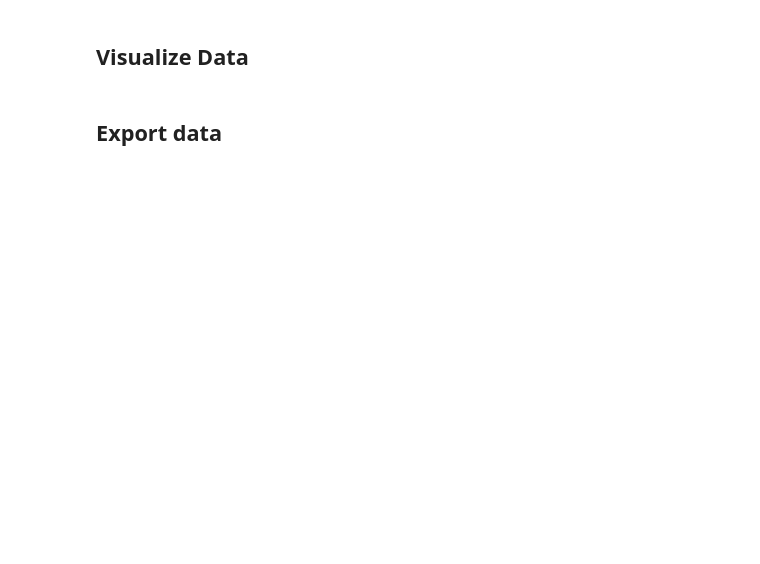
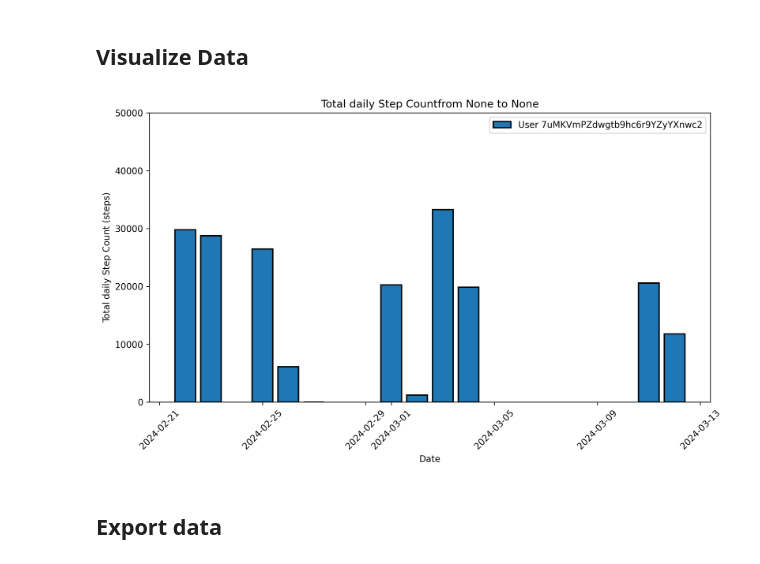
Before and after one commit to StanfordSpezi/SpeziDataPipeline, a Jupyter notebook: SpeziDataPipelineTemplate.ipynb, the cells around one changed output. Drawn from its saved outputs; the diff is of its cells as text; code cells hidden in the pictures; blank space fills up the shorter version.

```diff
--- a/SpeziDataPipelineTemplate.ipynb
+++ b/SpeziDataPipelineTemplate.ipynb
@@ -9,24 +9,25 @@ from data_export.data_exporter import *
 # %% [markdown]
 ## Define credential files
 # %%
-# # Define your Firebase project ID
+# Define your Firebase project ID
 project_id = "cs342-2024-example-application"
 
-# # Define the service account key file
-# service_account_key_file = "cs342-2024-example-application-firebase-adminsdk-z4ske-800739b1af.json"
+# Define the service account key file
+service_account_key_file = "cs342-2024-example-application-firebase-adminsdk-z4ske-800739b1af.json"
 
 # Define the collection name where your FHIR observations are stored and the input code if filtering is needed
 collection_name = "users"
 subcollection_name = "HealthKit"
-loinc_codes = ["55423-8"] # "9052-2", "55423-8", "8867-4"
+loinc_codes = ["131328"] #,"9052-2","8867-4", "131328"]
 # %% [markdown]
 ## Initialize the FirebaseFHIRAccess class using your Firebase credentials
 # %%
-firebase_access = FirebaseFHIRAccess(project_id)
+firebase_access = FirebaseFHIRAccess(project_id, service_account_key_file)
 firebase_access.connect()
 
 # Fetch FHIR observations from Firestore
 fhir_observations = firebase_access.fetch_data(collection_name, subcollection_name, loinc_codes)
 
-# Flatten the fetched FHIR observations into a FHIRDataFrame
+# # Flatten the fetched FHIR observations into a FHIRDataFrame
 flattened_fhir_dataframe = flatten_fhir_resources(fhir_observations)
+flattened_fhir_dataframe.df.head()
@@ -42,11 +48,13 @@ processed_fhir_dataframe.df.tail()
 # %%
 visualizer = DataVisualizer()
 # selected_users = ["5okimXt6noCIcD4DGoB13wzXVJjY", "ys7YzmWeX0tKr1ilsXMiNaiZxGTk"]  # Use None to plot data for all users
-# visualizer.set_user_ids(selected_users)
-# visualizer.set_date_range("2022-01-01", "2023-01-31")
-visualizer.set_y_bounds(50, 500)
+visualizer.set_user_ids(["7uMKVmPZdwgtb9hc6r9YZyYXnwc2"])
+# visualizer.set_date_range("2024-01-01", "2023-03-31")
+visualizer.set_y_bounds(0, 50000)
 
 fig = visualizer.create_static_plot(processed_fhir_dataframe)
+# %% [output]
+[figure, added]
 # %% [markdown]
 ## Export data
 # %%
```
Also changed, not shown: parts of 2 cells of this notebook, 3 other files.
